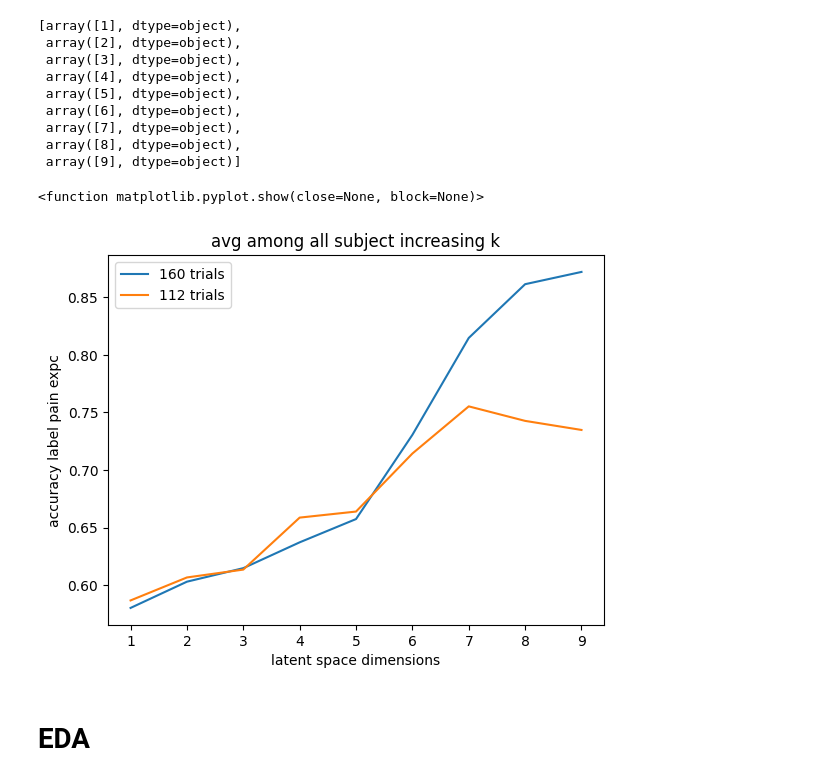
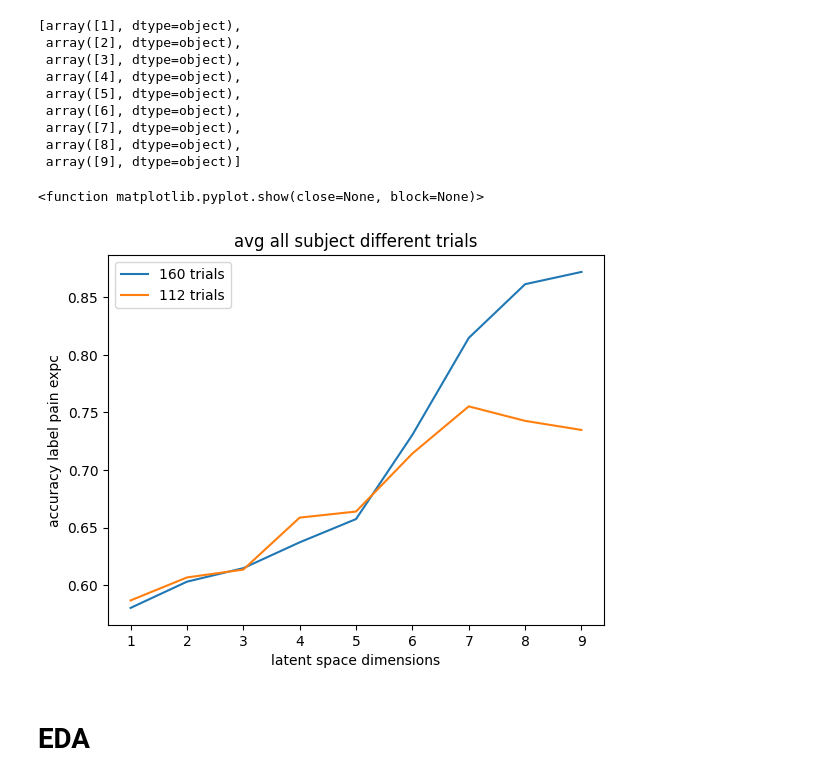
Before and after one commit to matteolimoncini/fear_gen, a Jupyter notebook: plot.ipynb, the cells around one changed output. Cells and saved outputs as stored; diff of their text form; code cells hidden in the pictures.

```diff
--- a/plot.ipynb
+++ b/plot.ipynb
@@ -157,14 +157,14 @@ list_x_few
 # %%
 plt.plot(list_x,list_y)
 plt.plot(list_x_few,list_y_few)
-plt.title('avg among all subject increasing k')
+plt.title('avg all subject different trials')
 plt.xlabel('latent space dimensions')
 plt.ylabel('accuracy label pain expc')
 plt.legend(['160 trials','112 trials'])
 plt.show
 # %% [output]
 <function matplotlib.pyplot.show(close=None, block=None)>
-[figure, old version]
+[figure, new version]
 # %% [markdown]
 # EDA
 # %%
```
Also changed, not shown: parts of 3 cells of this notebook.
